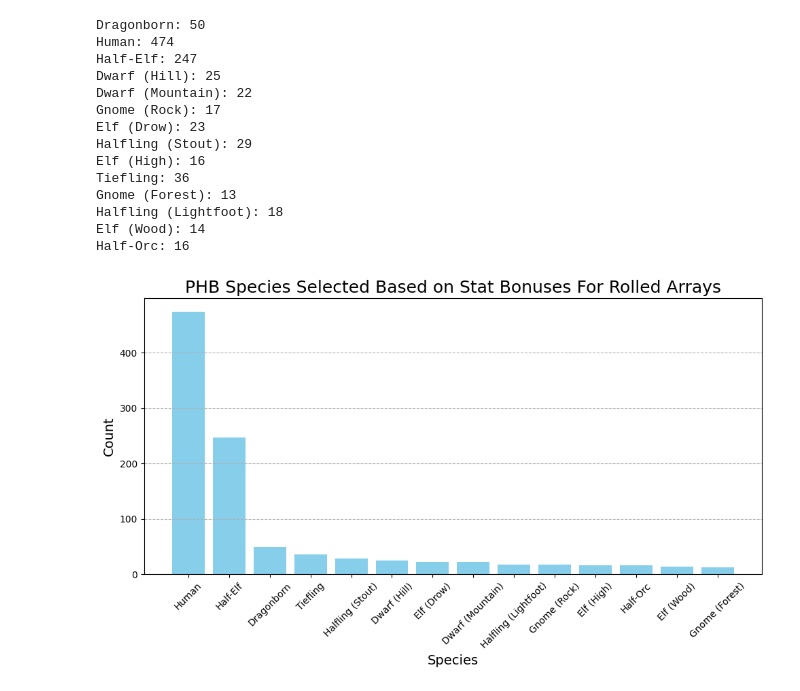
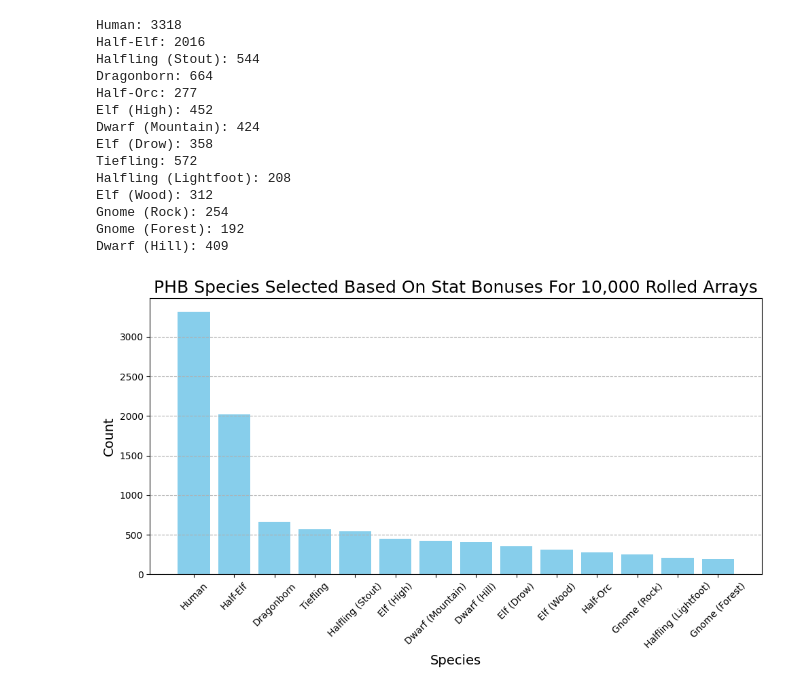
Before and after one commit to simonhansedasi/char_gen, a Jupyter notebook: simulation.ipynb, the cells around one changed output. Saved outputs shown, nothing was run; the diff lists cells and outputs as text; code cells hidden in the pictures.

```diff
--- a/simulation.ipynb
+++ b/simulation.ipynb
@@ -4,15 +4,15 @@ import gen as g
 def generate():
     stats, attempts = g.roll_stats()
 
-    recommended_species = g.recommend_species(stats)
+    recommended_species, feats = g.recommend_species(stats)
 
-    return recommended_species
+    return recommended_species, feats
 # %%
 def track_species_selection(num_iterations):
     species_count = {}
 
     for _ in range(num_iterations):
-        species = generate()
+        species, feats = generate()
         if species in species_count:
             species_count[species] += 1
         else:
@@ -21,41 +21,41 @@ def track_species_selection(num_iterations):
     return species_count
 
 # Run the tracking function for 1000 iterations
-results = track_species_selection(1000)
+results = track_species_selection(10000)
 
 # Print the results
 for species, count in results.items():
     print(f"{species}: {count}")
 # %% [output]
-Dragonborn: 50
-Human: 474
-Half-Elf: 247
-Dwarf (Hill): 25
-Dwarf (Mountain): 22
-Gnome (Rock): 17
-Elf (Drow): 23
-Halfling (Stout): 29
-Elf (High): 16
-Tiefling: 36
-Gnome (Forest): 13
-Halfling (Lightfoot): 18
-Elf (Wood): 14
-Half-Orc: 16
+Human: 3318
+Half-Elf: 2016
+Halfling (Stout): 544
+Dragonborn: 664
+Half-Orc: 277
+Elf (High): 452
+Dwarf (Mountain): 424
+Elf (Drow): 358
+Tiefling: 572
+Halfling (Lightfoot): 208
+Elf (Wood): 312
+Gnome (Rock): 254
+Gnome (Forest): 192
+Dwarf (Hill): 409
 # %%
 import matplotlib.pyplot as plt
 sorted_species = sorted(results.items(), key=lambda item: item[1], reverse=True)
 
     # Unzip the sorted results into two lists
 species, counts = zip(*sorted_species)
 
 plt.figure(figsize=(10, 6))
 plt.bar(species, counts, color='skyblue')
-plt.title('PHB Species Selected Based on Stat Bonuses For Rolled Arrays', fontsize = 18)
+plt.title('PHB Species Selected Based On Stat Bonuses For 10,000 Rolled Arrays', fontsize = 18)
 plt.xlabel('Species', fontsize = 14)
 plt.ylabel('Count', fontsize = 14)
 plt.xticks(rotation=45)
 plt.grid(axis='y', linestyle='--')
 plt.tight_layout()
 plt.savefig('results.png')
 # %% [output]
-[figure, old version]
+[figure, new version]
```
Also changed, not shown: 3 other files.
